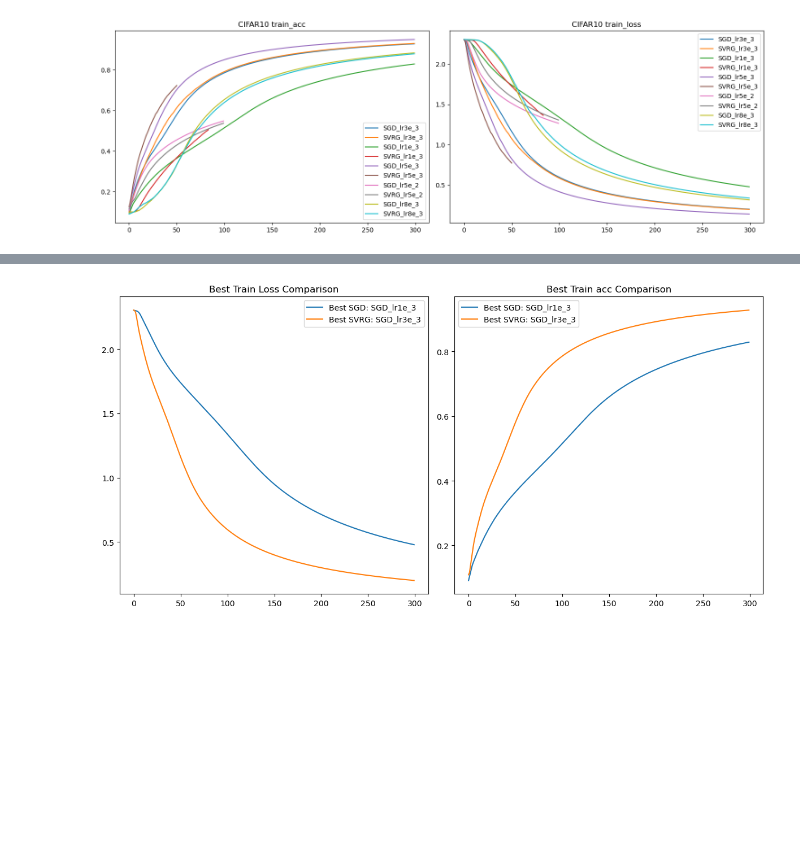
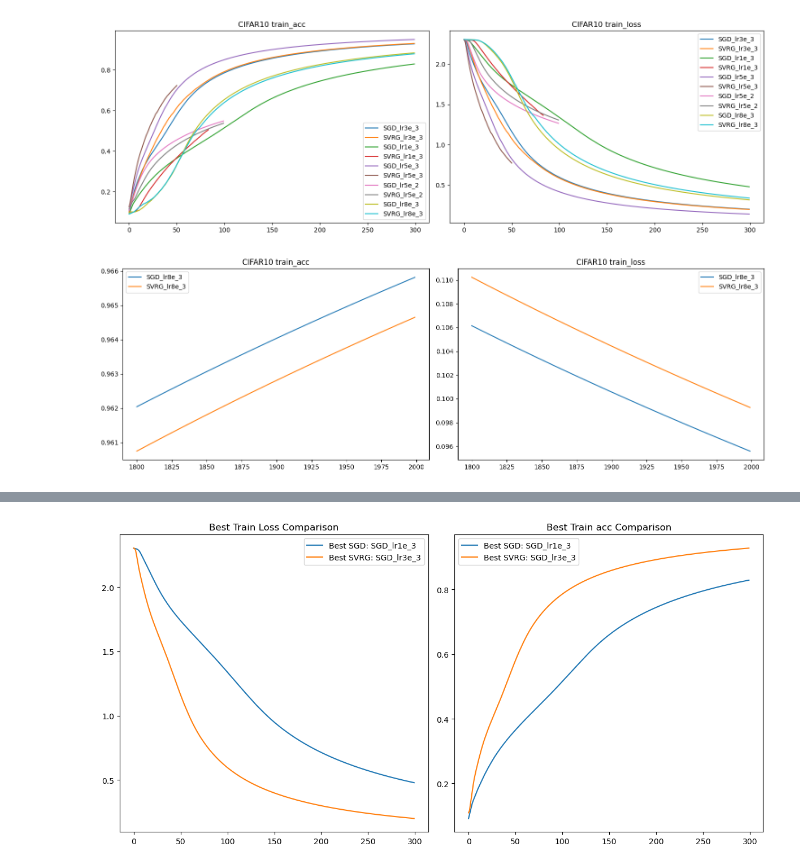
Before and after one commit to TianXie1999/PP_SVRG, a Jupyter notebook: plot_res.ipynb, the cells around one changed output, grey strips where cells are left out. Cells and saved outputs as stored; diff of their text form; code cells hidden in the pictures; blank space fills up the shorter version.

```diff
--- a/plot_res.ipynb
+++ b/plot_res.ipynb
@@ -299,3 +219,43 @@ def plot_columns(columns, dfs, legends, title=None, slice=None):
 plot_columns(["train_acc", "train_loss"], dfs, legends, 'CIFAR10')
 # %% [output]
 [figure]
+# %%
+
+
+
+SGD_lr8e_3 = '/home/zhu.3723/code/project/PP_SVRG/outputs/20250417-103814_SGD_CIFAR10_convnet_Temperature20.0_lr0.05'
+SVRG_lr8e_3 = '/home/zhu.3723/code/project/PP_SVRG/outputs/20250417-103915_SVRG_CIFAR10_convnet_Temperature20.0_lr0.05'
+import pandas as pd
+import os
+import matplotlib.pyplot as plt
+
+
+SVRG_lr8e_3_data = pd.read_csv(os.path.join(SVRG_lr8e_3, "train_stats.csv"))
+SGD_lr8e_3_data = pd.read_csv(os.path.join(SGD_lr8e_3, "train_stats.csv"))
+
+
+dfs = [SGD_lr8e_3_data, SVRG_lr8e_3_data]
+# for index in range(len(dfs)):
+#     # only keep top 300 epochs, if not enough, keep all
+#     if len(dfs[index]) > 300:
+#         dfs[index] = dfs[index][:300]
+
+
+legends = ["SGD_lr8e_3", "SVRG_lr8e_3"]
+def plot_columns(columns, dfs, legends, title=None, slice=None):
+    if slice:
+        dfs = [df[:slice] for df in dfs]
+    fig, axes = plt.subplots(1, len(columns), figsize=(15, 5))
+    if len(columns) == 1:
+        axes = [axes]
+    for i, column in enumerate(columns):
+        for j, df in enumerate(dfs):
+            axes[i].plot(df[column][-200:], label=legends[j])
+        axes[i].legend()
+        if title:
+            axes[i].set_title(title + " " + column)
+    plt.tight_layout()
+    plt.show()
+plot_columns(["train_acc", "train_loss"], dfs, legends, 'CIFAR10')
+# %% [output]
+[figure, added]
```
Also changed, not shown: parts of 24 cells of this notebook, 8 other files.
